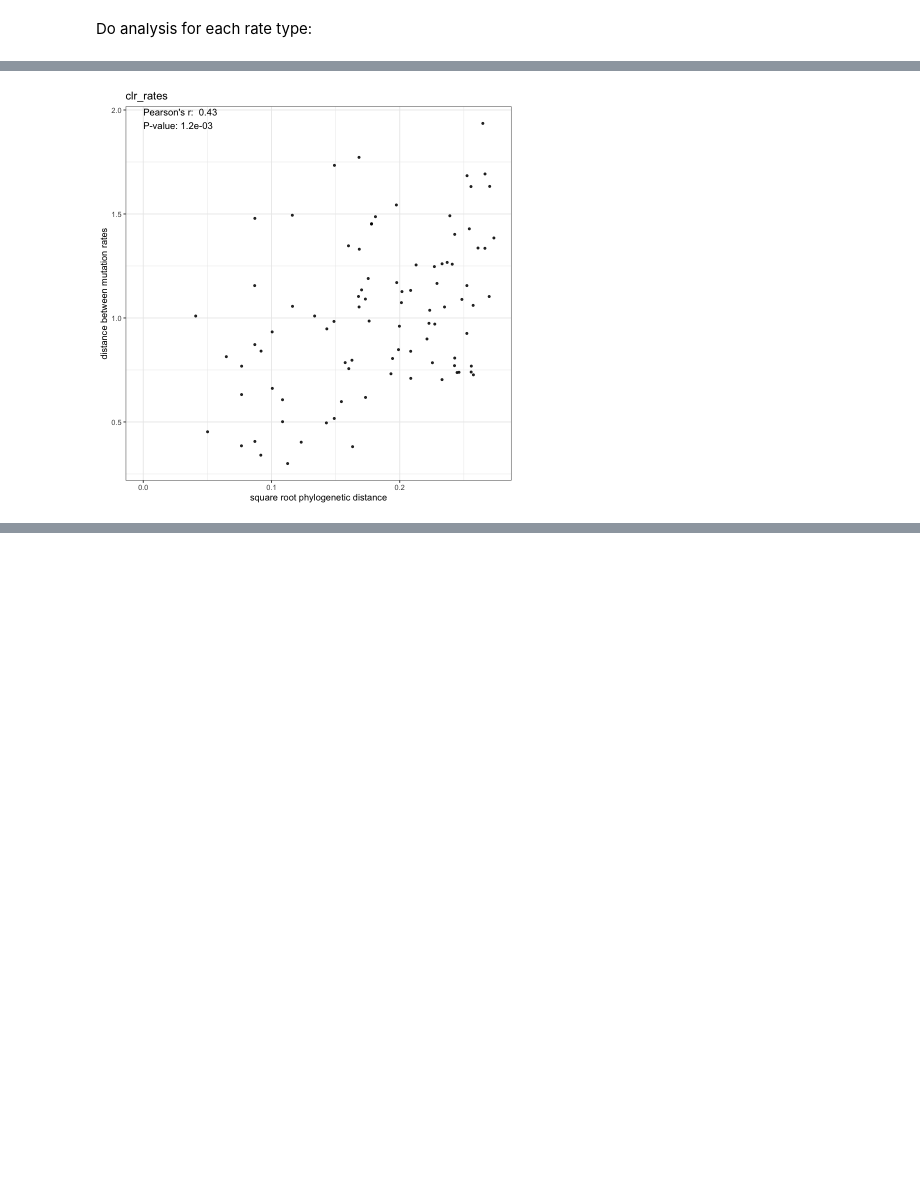
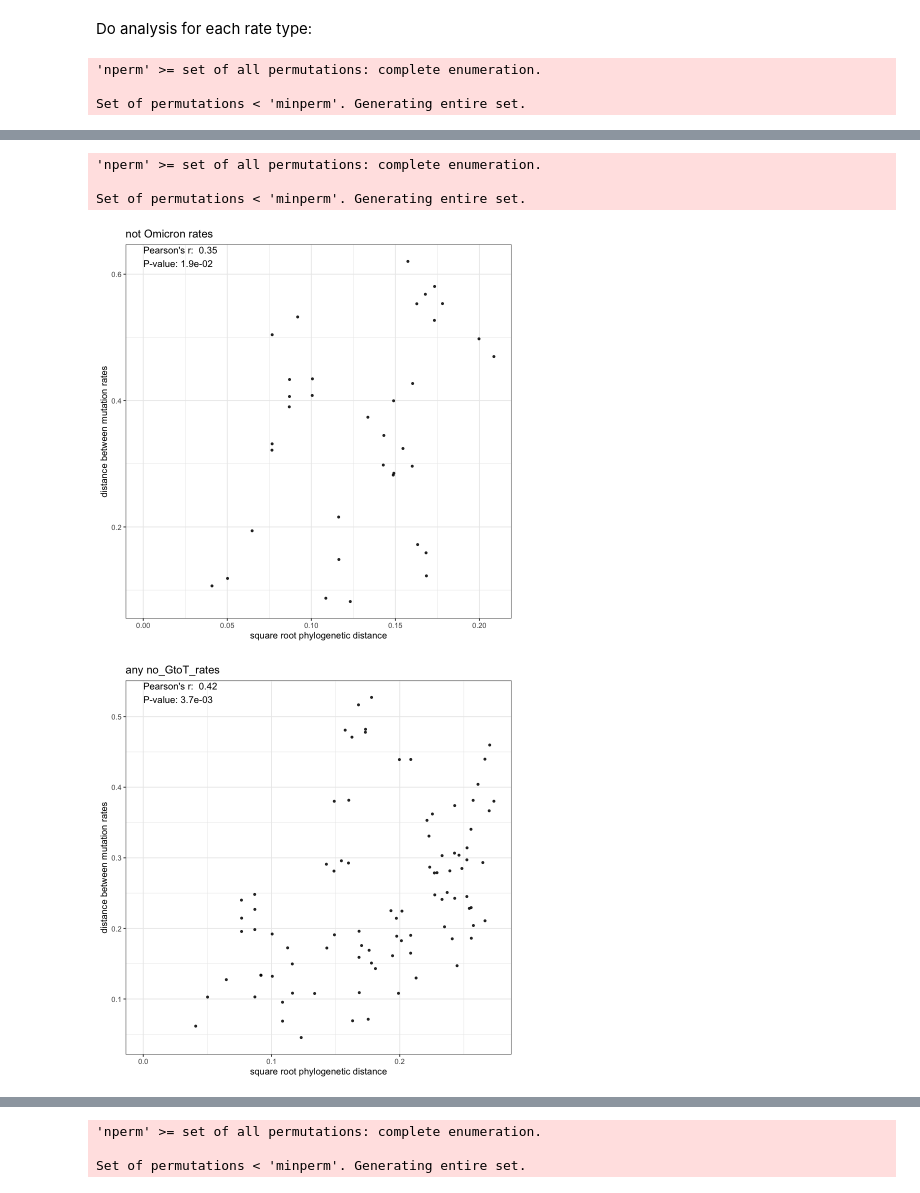
Before and after one commit to jbloomlab/SARS2-mut-spectrum, a Jupyter notebook: notebooks/mantel_test.R.ipynb, the cells around one changed output, grey strips where cells are left out. Cells and saved outputs as stored; diff of their text form; code cells hidden in the pictures; blank space fills up the shorter version.

Commit message:
Mantel tests on +/- Omicron subsets

```diff
--- a/notebooks/mantel_test.R.ipynb
+++ b/notebooks/mantel_test.R.ipynb
@@ -57,21 +75,33 @@ Do analysis for each rate type:
 # %%
 rate_types = ratesdist$rate_type %>% unique
 
-clades <- c(ratesdist$clade_1, ratesdist$clade_2) %>% unique
-
-# self-self comparisons for diagonal
-self_distances_diagonal <- data.frame(clade_1=clades, clade_2=clades, mut_rate_distance=0)
-
 for (ratetype in rate_types) {
+for (is_omicron in c("any", "Omicron", "not Omicron")) {
 
     # select just rates of interest and add diagonal
     ratesdist_type <- ratesdist %>%
         filter(rate_type==ratetype) %>%
-        select(!rate_type) %>%
-        bind_rows(self_distances_diagonal)
+        select(!rate_type)
+
+    if (is_omicron != "any") {
+        ratesdist_type <- ratesdist_type %>% filter(is_Omicron==is_omicron | clade_1 == clade_2)
+    }
+
+    clades <- c(ratesdist_type$clade_1, ratesdist_type$clade_2) %>% unique
+
+    # self-self comparisons for diagonal
+    self_distances_diagonal <- data.frame(
+        clade_1=clades,
+        clade_2=clades,
+        mut_rate_distance=0,
+        is_Omicron=is_omicron
+    )
+
+    ratesdist_type <- bind_rows(ratesdist_type, self_distances_diagonal)
 
     # pivot wider
     ratesdist_matrix <- ratesdist_type %>%
+        select(!is_Omicron) %>%
         pivot_wider(names_from=clade_2, values_from=mut_rate_distance) %>%
         column_to_rownames('clade_1') %>%
         as.matrix()
@@ -101,7 +131,7 @@ for (ratetype in rate_types) {
     mantelTestResults <- vegan::mantel(
         phylodist_reordered_subset,
         ratesdist_matrix,
-        permutations=10000
+        permutations=100000
     ) # default method = pearson
 
     # data frame of results
@@ -145,12 +175,15 @@ for (ratetype in rate_types) {
             ),
             size=4
         ) +
-      ggtitle(ratetype) +
+      ggtitle(paste0(is_omicron, " ", ratetype)) +
       theme_bw() +
       xlab("square root phylogenetic distance") +
       ylab("distance between mutation rates")
 
     show(plot)
 
-}
+}}
 # %% [output]
+'nperm' >= set of all permutations: complete enumeration.
+
+Set of permutations < 'minperm'. Generating entire set.
@@ -159 +192,5 @@ for (ratetype in rate_types) {
+'nperm' >= set of all permutations: complete enumeration.
+
+Set of permutations < 'minperm'. Generating entire set.
-[figure, old version]
+[figure, new version]
+[figure, added]
@@ -159,0 +198,3 @@ for (ratetype in rate_types) {
+'nperm' >= set of all permutations: complete enumeration.
+
+Set of permutations < 'minperm'. Generating entire set.
```
Also changed, not shown: parts of 3 cells of this notebook.
